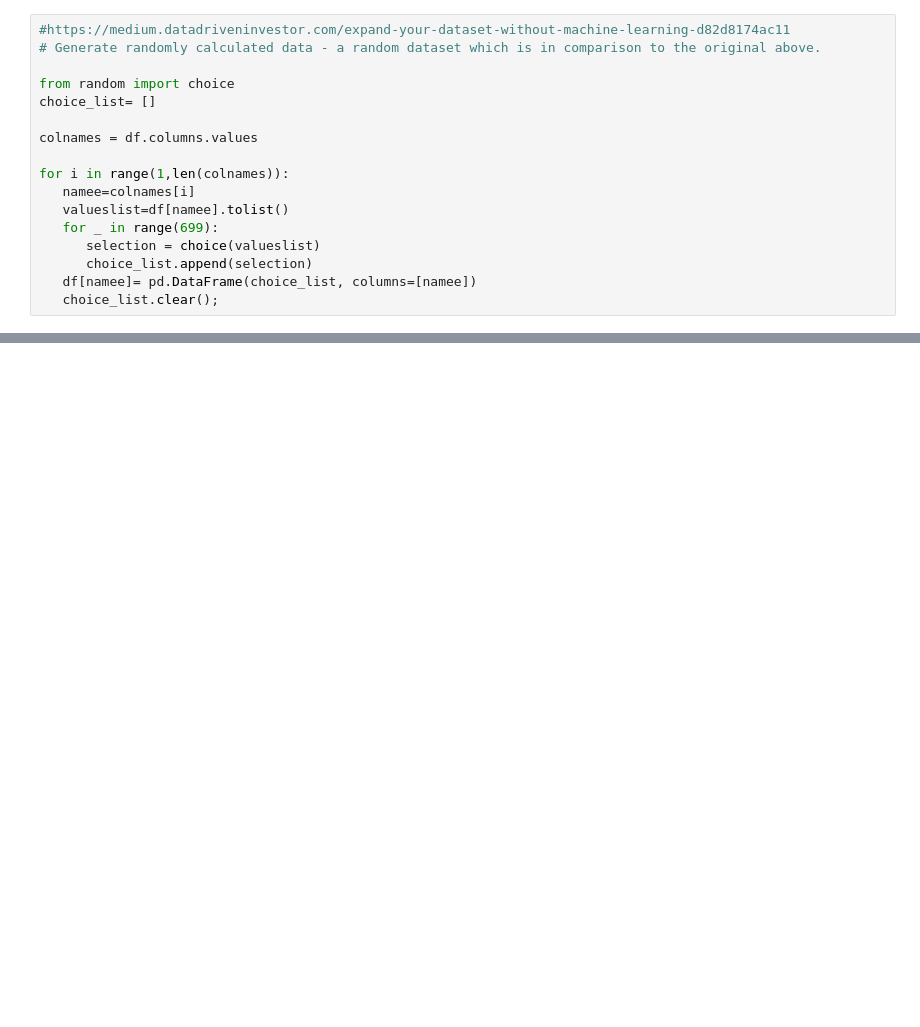
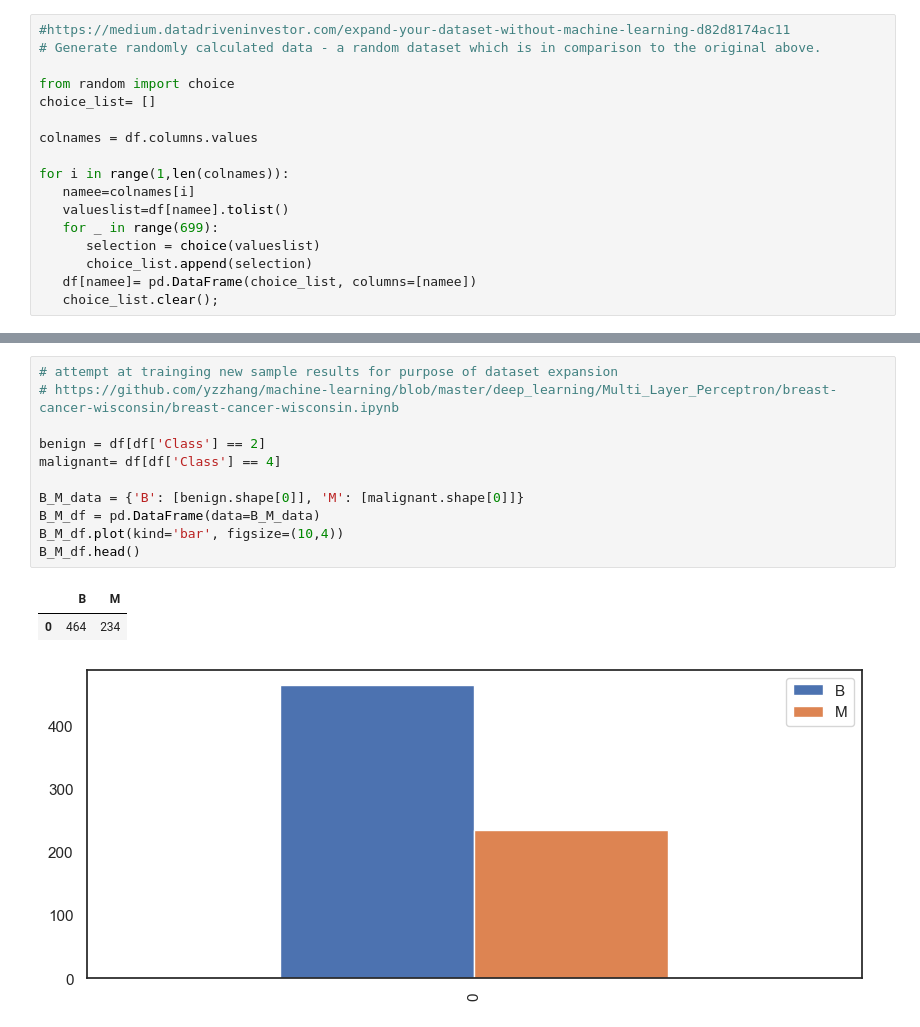
Before and after one commit to SeanE15/Programming_for_data_analysis_II, a Jupyter notebook: Assignment_2_PfDA.ipynb, the cells around one changed output, grey strips where cells are left out. Cells and saved outputs as stored; diff of their text form; blank space fills up the shorter version.

Commit message:
corrected references and continue expanding dataset

```diff
--- a/Assignment_2_PfDA.ipynb
+++ b/Assignment_2_PfDA.ipynb
@@ -807,4 +811,19 @@ dfnew['Class'].value_counts()
 Name: Class, dtype: int64
+# %%
+# attempt at trainging new sample results for purpose of dataset expansion
+# https://github.com/yzzhang/machine-learning/blob/master/deep_learning/Multi_Layer_Perceptron/breast-cancer-wisconsin/breast-cancer-wisconsin.ipynb
+
+benign = df[df['Class'] == 2]
+malignant= df[df['Class'] == 4]
+
+B_M_data = {'B': [benign.shape[0]], 'M': [malignant.shape[0]]}
+B_M_df = pd.DataFrame(data=B_M_data)
+B_M_df.plot(kind='bar', figsize=(10,4))
+B_M_df.head()
+# %% [output]
+|  | B | M |
+| 0 | 464 | 234 |
+[figure, added]
 # %% [markdown]
 ## <div align="center"><b> References<b></div>
 
```
Also changed, not shown: parts of 8 cells of this notebook.
